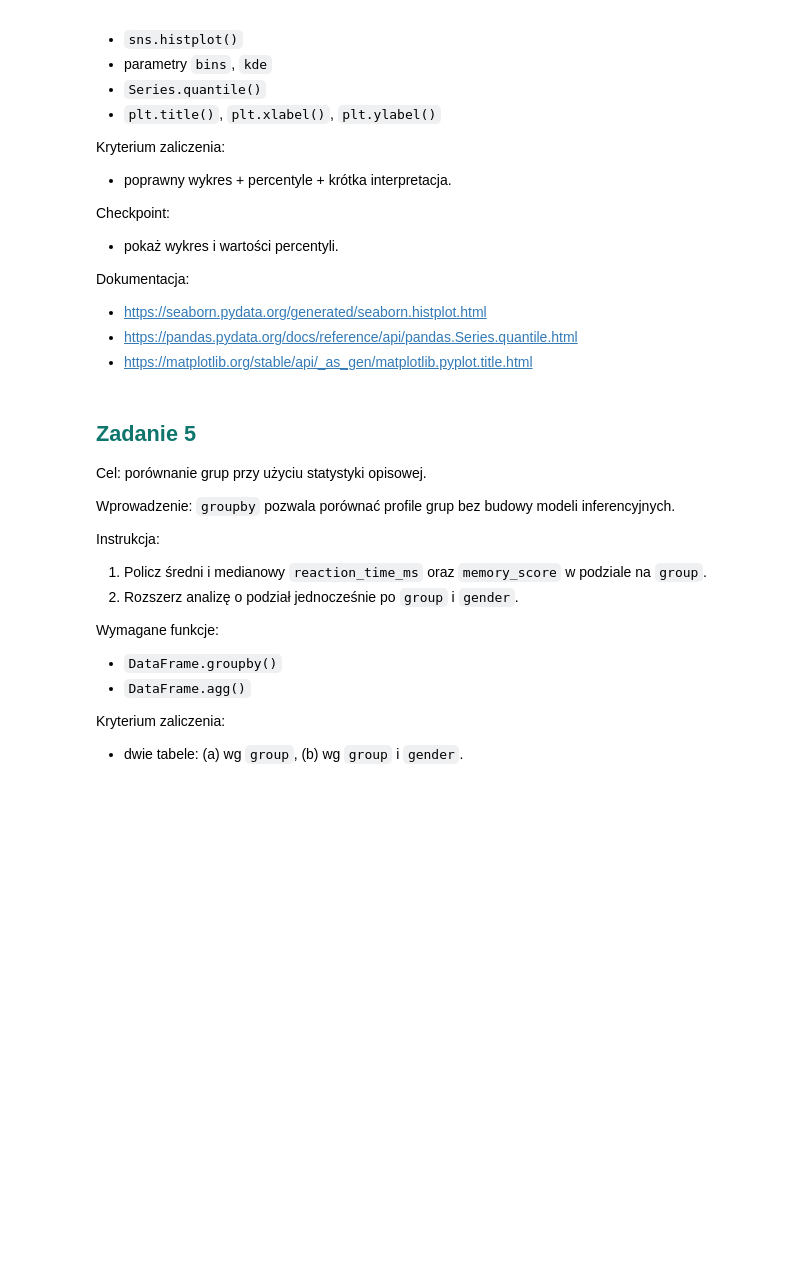
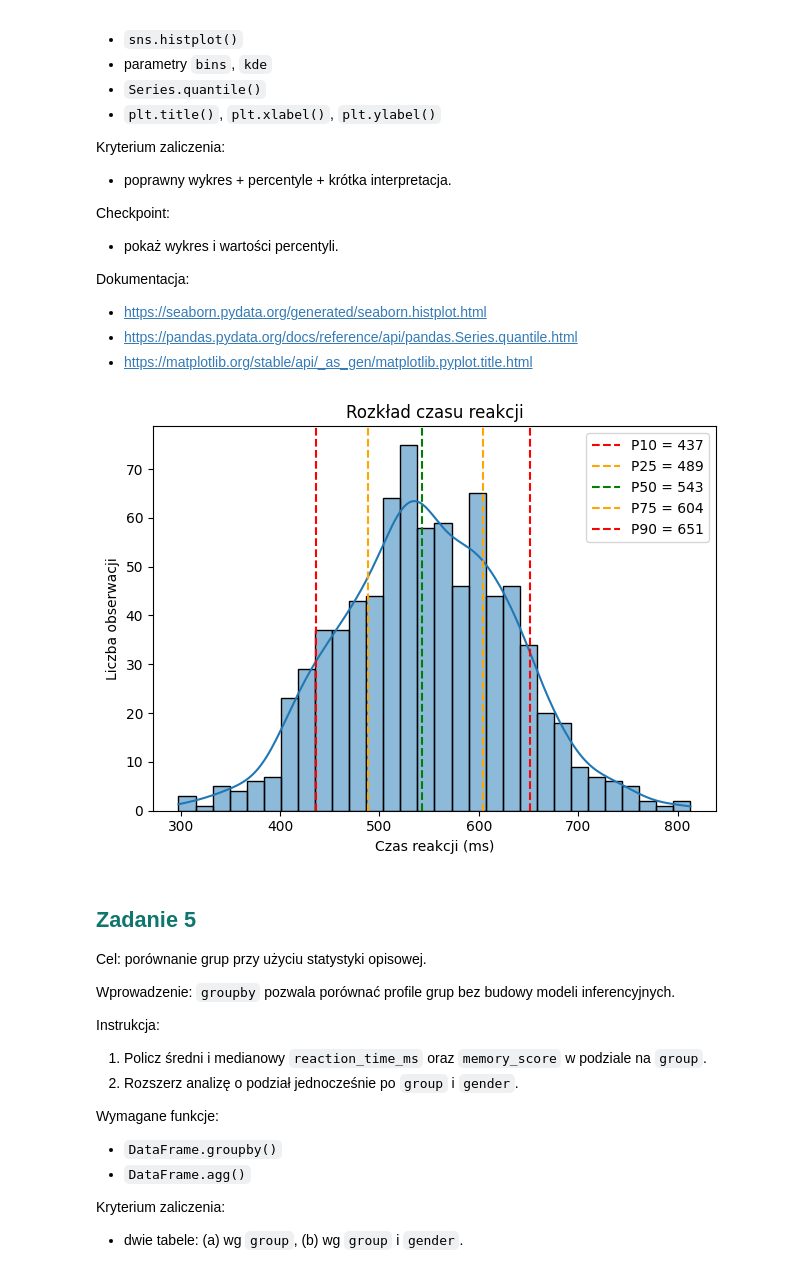
Before and after one commit to maciejkocik/AnalizaDanychPythonKurs, a Jupyter notebook: AnalizaDanychPython_Lekcja2.ipynb, the cells around one changed output. Drawn from its saved outputs; the diff is of its cells as text; code cells hidden in the pictures; blank space fills up the shorter version.

Commit message:
Zadanie 4 - analiza rozkładu empirycznego jednej zmiennej

```diff
--- a/AnalizaDanychPython_Lekcja2.ipynb
+++ b/AnalizaDanychPython_Lekcja2.ipynb
@@ -359,7 +365,34 @@ Dokumentacja:
 - https://pandas.pydata.org/docs/reference/api/pandas.Series.quantile.html
 - https://matplotlib.org/stable/api/_as_gen/matplotlib.pyplot.title.html
 # %%
-# tutaj dodaj swój kod
+import seaborn as sns
+import matplotlib.pyplot as plt
+
+col = df["reaction_time_ms"]
+
+fig, ax = plt.subplots()
+
+sns.histplot(col, kde=True, bins=30, ax=ax)
+ax.set_title("Histogram czasu reakcji")
+ax.set_xlabel("Czas reakcji (ms)")
+ax.set_ylabel("Częstość")
+
+percentyle = [0.10, 0.25, 0.50, 0.75, 0.90]
+kolory = ["red", "orange", "green", "orange", "red"]
+
+for p, kolor in zip(percentyle, kolory):
+    wartość = col.quantile(p)
+    ax.axvline(wartość, color=kolor, linestyle="--", label=f"P{int(p*100)} = {wartość:.0f}")
+
+ax.set_title("Rozkład czasu reakcji")
+ax.set_xlabel("Czas reakcji (ms)")
+ax.set_ylabel("Liczba obserwacji")
+ax.legend()  # ← to jest wymagane, żeby labele axvline były widoczne
+
+plt.tight_layout()
+plt.show()
+# %% [output]
+[figure, added]
 # %% [markdown]
 ## <span style="color:#0f766e; font-weight:700;">Zadanie 5</span>
 
```
Also changed, not shown: parts of 2 cells of this notebook.
